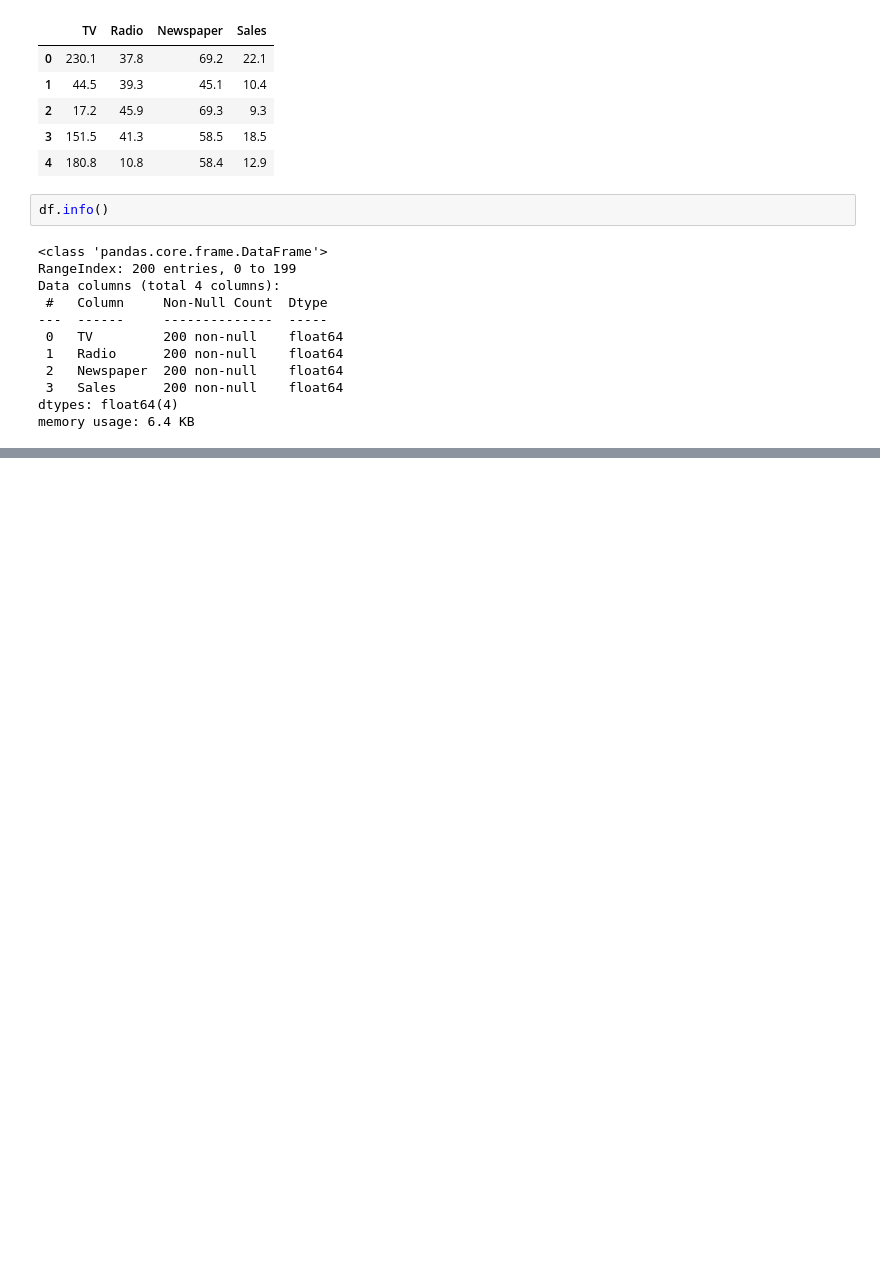
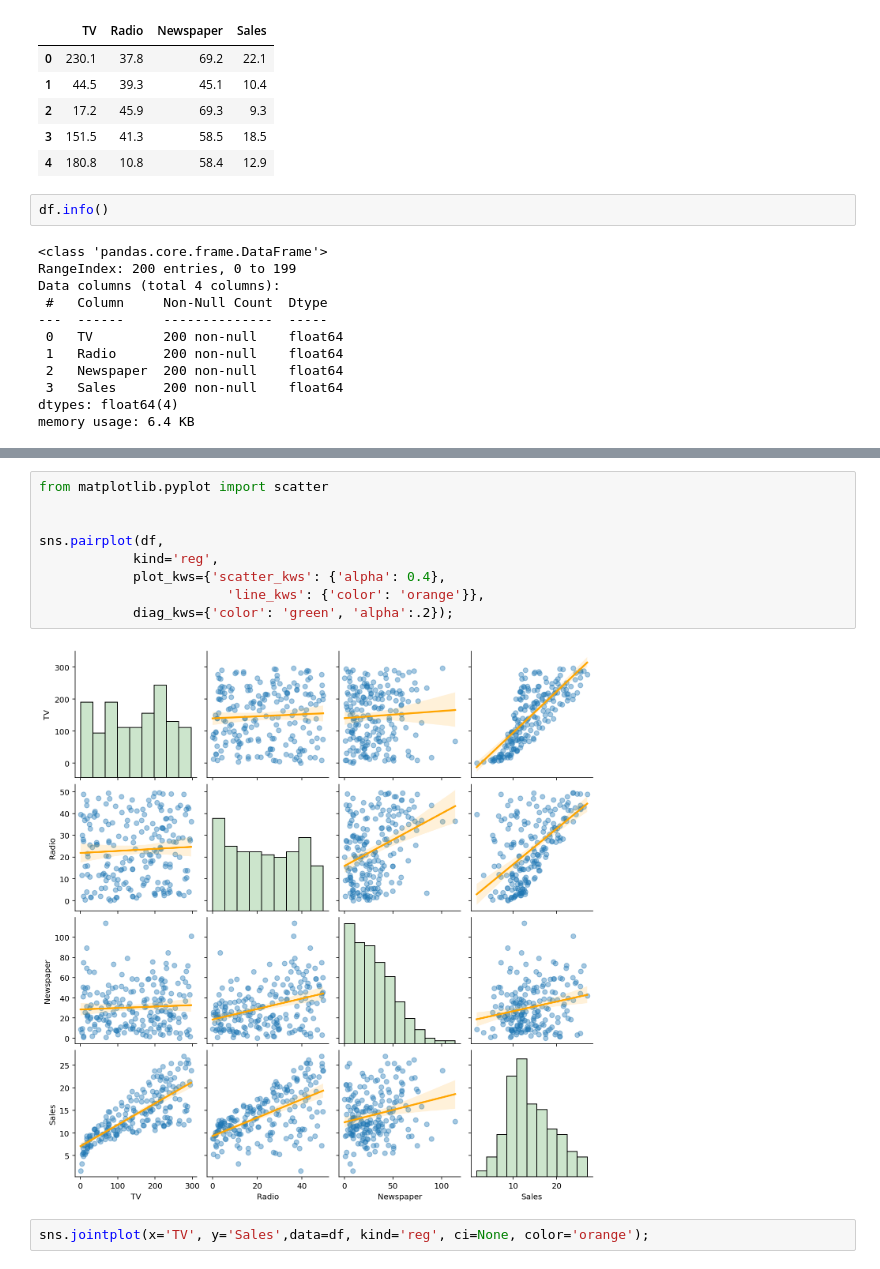
Before and after one commit to DevNutthapng2017/lab_mach_learn, a Jupyter notebook: sklearn_multiple_linear_regression_ISLR_Advert.ipynb, the cells around one changed output, grey strips where cells are left out. Drawn from its saved outputs; the diff is of its cells as text; blank space fills up the shorter version.

```diff
--- a/sklearn_multiple_linear_regression_ISLR_Advert.ipynb
+++ b/sklearn_multiple_linear_regression_ISLR_Advert.ipynb
@@ -40,0 +52,13 @@ memory usage: 6.4 KB
+# %%
+from matplotlib.pyplot import scatter
+
+
+sns.pairplot(df,
+            kind='reg',
+            plot_kws={'scatter_kws': {'alpha': 0.4},
+                        'line_kws': {'color': 'orange'}},
+            diag_kws={'color': 'green', 'alpha':.2});
+# %% [output]
+[figure, added]
+# %%
+sns.jointplot(x='TV', y='Sales',data=df, kind='reg', ci=None, color='orange');
```
Also changed, not shown: parts of 2 cells of this notebook.
